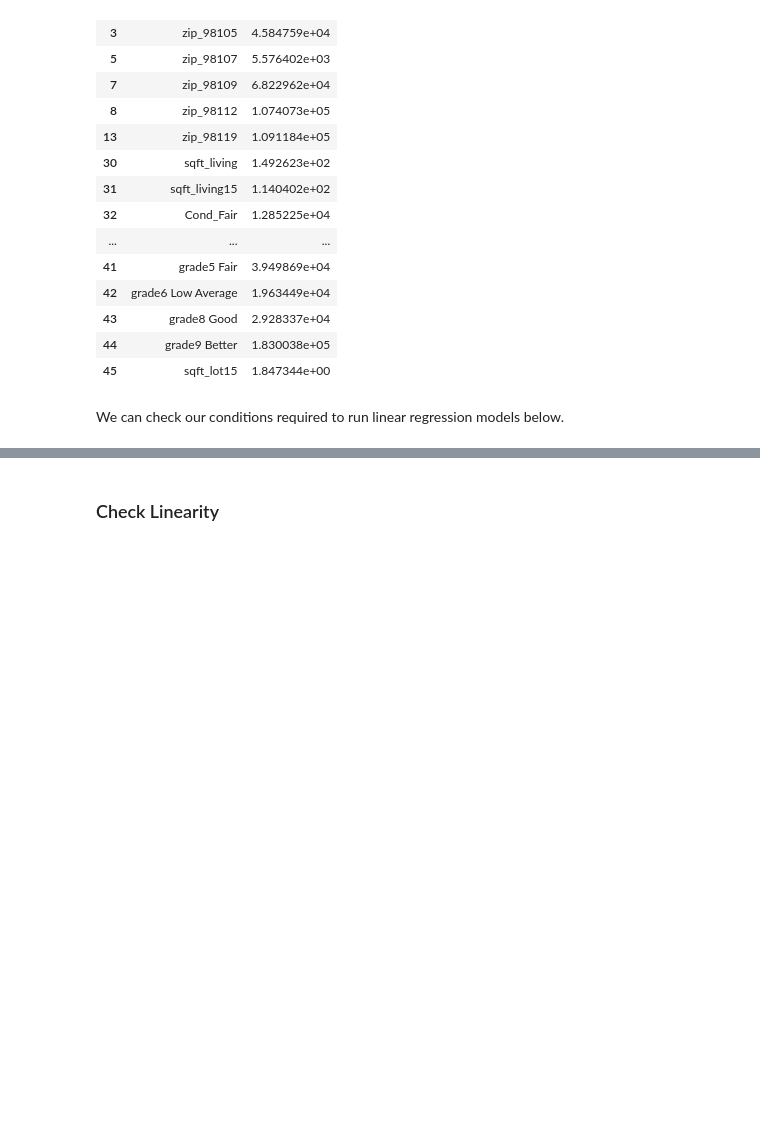
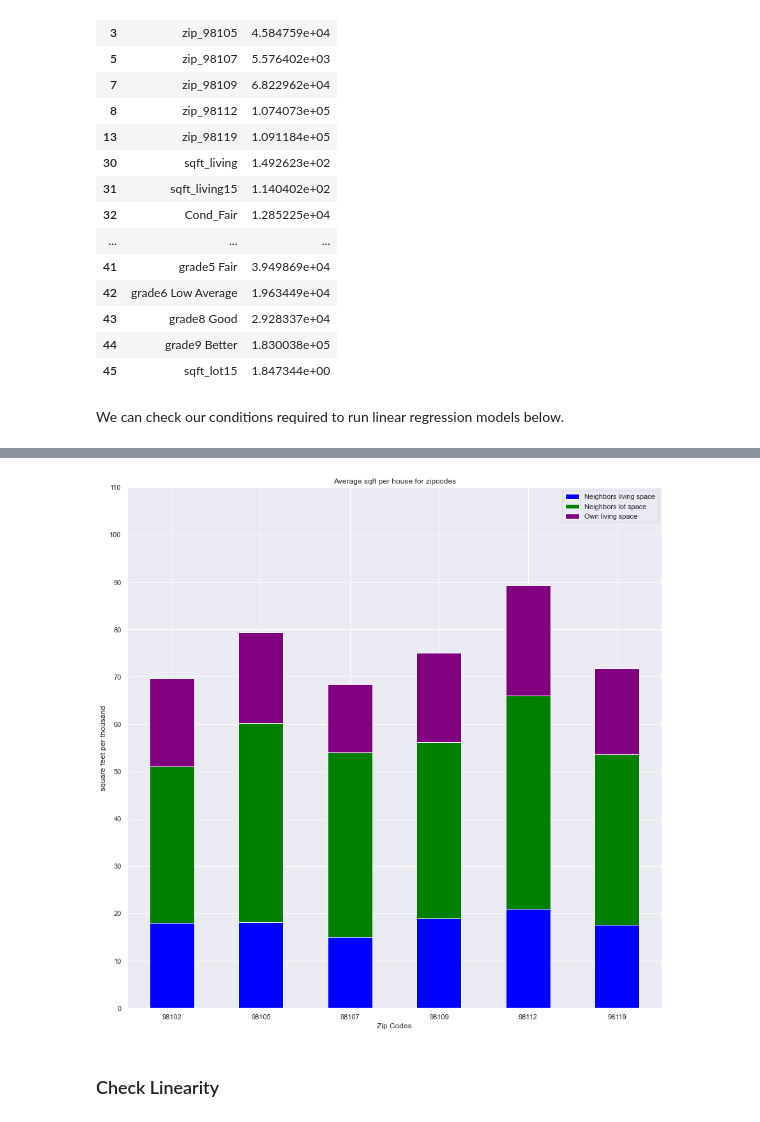
Before and after one commit to zpollats/p2_project_group4, a Jupyter notebook: KC_Housing_Final_Notebook.ipynb, the cells around one changed output, grey strips where cells are left out. Cells and saved outputs as stored; diff of their text form; code cells hidden in the pictures; blank space fills up the shorter version.

```diff
--- a/KC_Housing_Final_Notebook.ipynb
+++ b/KC_Housing_Final_Notebook.ipynb
@@ -1431,3 +1557,26 @@ y_hat_df.head()
+# %%
+sqftzip, ax = plt.subplots()
+
+zipcode_size.groupby(['zipcode'])['sqft_living15'].median().plot.bar(label = 'Neighbors living space', color = 'blue')
+zipcode_size.groupby(['zipcode'])['sqft_lot15'].median().plot.bar(label = 'Neighbors lot space', bottom = zipcode_size.groupby(['zipcode'])['sqft_living15'].median(), color = 'green')
+zipcode_size.groupby(['zipcode'])['sqft_living'].median().plot.bar(label = 'Own living space', bottom = zipcode_size.groupby(['zipcode'])['sqft_lot15'].median() + zipcode_size.groupby(['zipcode'])['sqft_living15'].median(), color = 'purple')
+
+def format_number(data_value, idx):
+    formatter = '{:1.0f}'.format(data_value*0.01)
+    return formatter
+
+plt.yticks(np.arange(0, 11_001, 1_000))
+ax.yaxis.set_major_formatter(format_number)
+
+plt.xticks(rotation = 0)
+plt.yticks
+plt.legend()
+plt.xlabel('Zip Codes')
+plt.ylabel('square feet per thousand')
+plt.title('Average sqft per house for zipcodes');
+plt.savefig('./images/sqftzip.png', dpi=500)
+# %% [output]
+[figure, added]
 # %% [markdown]
 ### Check Linearity
 # %%
```
Also changed, not shown: parts of 45 cells of this notebook, 4 other files.
